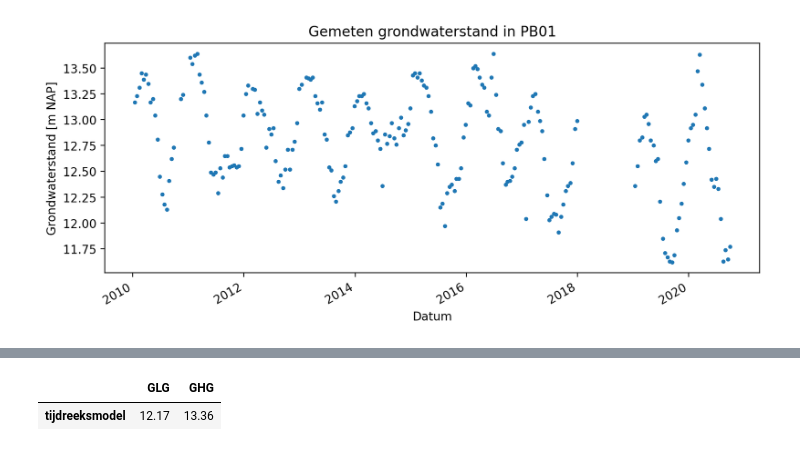
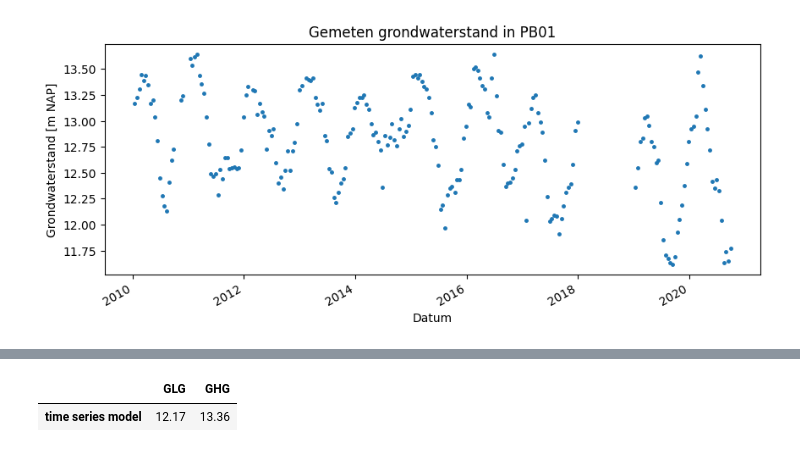
Before and after one commit to pastas/test-examples, a Jupyter notebook: stowa_manual/cases/statistics.ipynb, the cells around one changed output, grey strips where cells are left out. Cells and saved outputs as stored; diff of their text form; code cells hidden in the pictures.

```diff
--- a/stowa_manual/cases/statistics.ipynb
+++ b/stowa_manual/cases/statistics.ipynb
@@ -297,9 +304,9 @@ Voor deze analyse moet worden opgemerkt dat de aanname is gemaakt dat het grondw
 # %%
 df = pd.DataFrame()
-df.loc["tijdreeksmodel", "GLG"] = ps.stats.glg(ml.simulate(tmin="2012"), min_n_years=8)
-df.loc["tijdreeksmodel", "GHG"] = ps.stats.ghg(ml.simulate(tmin="2012"), min_n_years=8)
+df.loc["time series model", "GLG"] = ps.stats.glg(ml.simulate(tmin="2012"), min_n_years=8)
+df.loc["time series model", "GHG"] = ps.stats.ghg(ml.simulate(tmin="2012"), min_n_years=8)
 
-display(df.round(2))
+df.style.format(precision=2)
 # %% [output]
 |  | GLG | GHG |
-| tijdreeksmodel | 12.17 | 13.36 |
+| time series model | 12.17 | 13.36 |
```
Also changed, not shown: parts of 22 cells of this notebook.
